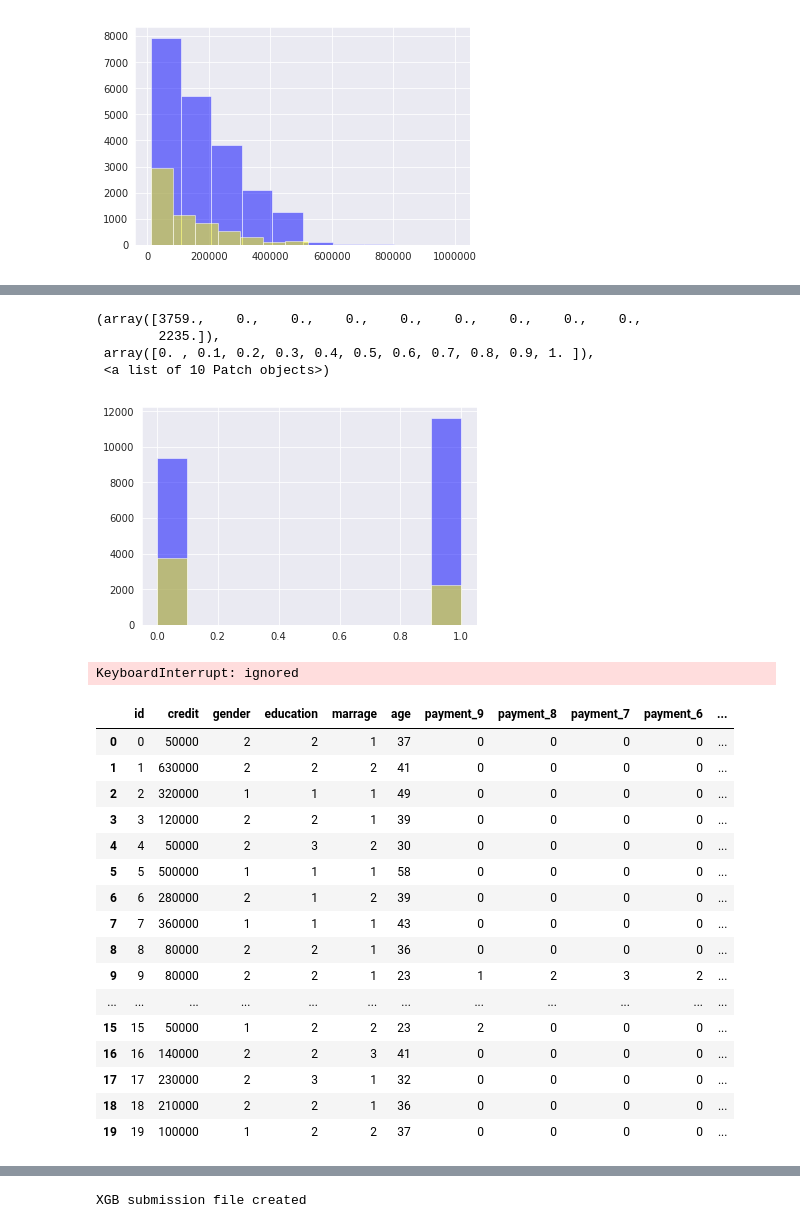
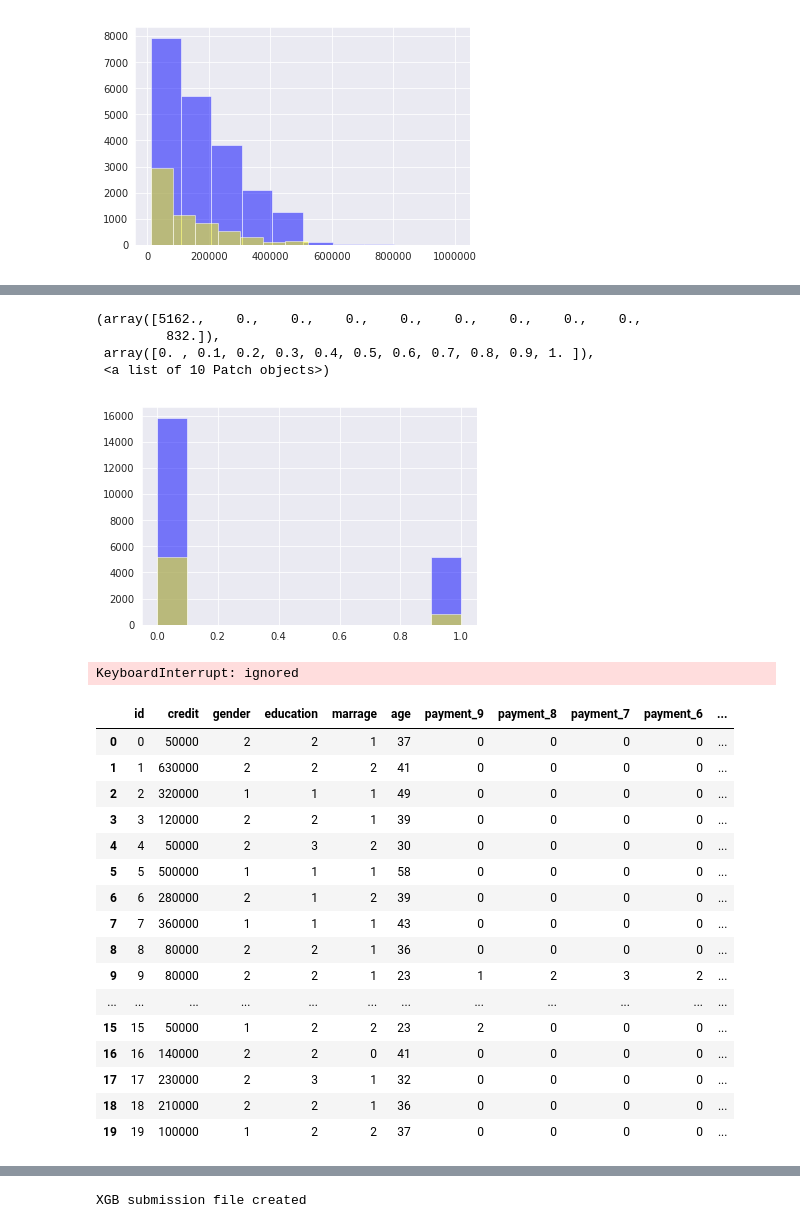
Before and after one commit to takumi5757/git_probspace, a Jupyter notebook: credit_compe.ipynb, the cells around one changed output, grey strips where cells are left out. Cells and saved outputs as stored; diff of their text form; code cells hidden in the pictures.

Commit message:
education,marrageの要素をまとめて相関係数が上がった

```diff
--- a/credit_compe.ipynb
+++ b/credit_compe.ipynb
@@ -116,16 +194,27 @@ plt.hist(train[train["credit"] <= 130000]["target"], alpha = 0.5, color = 'yello
+# %%
+#education==1,2,3をまとめて
+train.loc[train["education"] < 4, "education"] = 1
+test.loc[test["education"] < 4, "education"] = 1
+#education==4,5,6をまとめて
+train.loc[train["education"] >= 4, "education"] = 2
+test.loc[test["education"] >= 4, "education"] = 2
+# %%
+#marrage=1,3はtargetとのヒストグラムを見て独身に統一できると判断した 相関上がった
+train.loc[train["marrage"] == 3, "marrage"] = 0
+test.loc[test["marrage"] == 3, "marrage"] = 0
 # %%
-train["credit_130000"] = train["credit"].map(lambda x: 1 if x > 130000 else 0)
-test["credit_130000"] = test["credit"].map(lambda x: 1 if x > 130000 else 0)
+train["credit_categori"] = train["credit"].map(lambda x: 1 if x > 300000 else 0)
+test["credit_categori"] = test["credit"].map(lambda x: 1 if x > 300000 else 0)
 # %%
-plt.hist(train[train["target"] == 0]["credit_130000"], alpha = 0.5, color = 'blue')
-plt.hist(train[train["target"] == 1]["credit_130000"], alpha = 0.5, color = 'yellow')
+plt.hist(train[train["target"] == 0]["credit_categori"], alpha = 0.5, color = 'blue')
+plt.hist(train[train["target"] == 1]["credit_categori"], alpha = 0.5, color = 'yellow')
 #payment_9=0だとtarget=0の可能性が高い
 # %% [output]
-(array([3759.,    0.,    0.,    0.,    0.,    0.,    0.,    0.,    0.,
-        2235.]),
+(array([5162.,    0.,    0.,    0.,    0.,    0.,    0.,    0.,    0.,
+         832.]),
  array([0. , 0.1, 0.2, 0.3, 0.4, 0.5, 0.6, 0.7, 0.8, 0.9, 1. ]),
  <a list of 10 Patch objects>)
-[figure, old version]
+[figure, new version]
 # %%
 train["payment_89"] = 0
 test["payment_89"] = 0
@@ -165,7 +254,7 @@ test.head(20)
 | 9 | 9 | 80000 | 2 | 2 | 1 | 23 | 1 | 2 | 3 | 2 | ... |
 | ... | ... | ... | ... | ... | ... | ... | ... | ... | ... | ... | ... |
 | 15 | 15 | 50000 | 1 | 2 | 2 | 23 | 2 | 0 | 0 | 0 | ... |
-| 16 | 16 | 140000 | 2 | 2 | 3 | 41 | 0 | 0 | 0 | 0 | ... |
+| 16 | 16 | 140000 | 2 | 2 | 0 | 41 | 0 | 0 | 0 | 0 | ... |
 | 17 | 17 | 230000 | 2 | 3 | 1 | 32 | 0 | 0 | 0 | 0 | ... |
 | 18 | 18 | 210000 | 2 | 2 | 1 | 36 | 0 | 0 | 0 | 0 | ... |
 | 19 | 19 | 100000 | 1 | 2 | 2 | 37 | 0 | 0 | 0 | 0 | ... |
```
Also changed, not shown: parts of 14 cells of this notebook.
